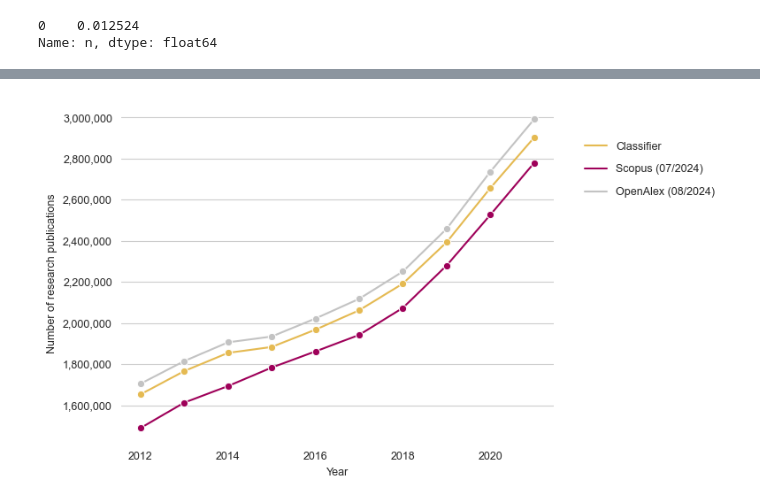
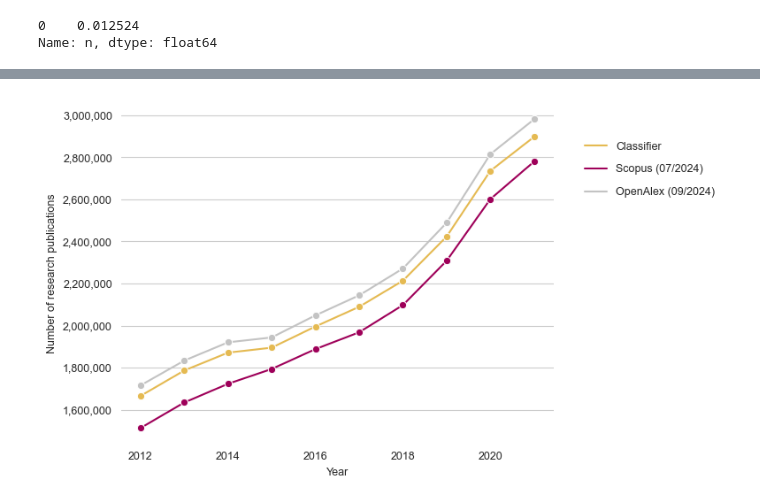
Before and after one commit to naustica/openalex_doctypes, a Jupyter notebook: classifier/review_classifier.ipynb, the cells around one changed output, grey strips where cells are left out. Saved outputs shown, nothing was run; the diff lists cells and outputs as text; code cells hidden in the pictures.

```diff
--- a/classifier/review_classifier.ipynb
+++ b/classifier/review_classifier.ipynb
@@ -562,34 +839,37 @@ scp_cla_n[scp_cla_n['label'] == 'editorial_discourse'].n / scp_cla_n.n.sum()
 Name: n, dtype: float64
 # %%
 oal_n = pd.read_sql("""
-                    SELECT COUNT(DISTINCT(oal.doi)) AS n, scp.pubyear
-                    FROM fiz_openalex_bdb_20240802.items AS oal
+                    SELECT COUNT(DISTINCT(oal.doi)) AS n, oal.publication_year
+                    FROM unignhaupka.oal_dois_september_2024_with_pubyear AS oal
                     JOIN scp_b_202407.items AS scp
                         ON LOWER(oal.doi) = LOWER(scp.doi)
-                    WHERE ('article' = ANY(oal.item_type) OR 'review' = ANY(oal.item_type))
-                        AND oal.source_type = 'journal' AND scp.pubyear BETWEEN 2012 AND 2021
-                    GROUP BY scp.pubyear
+                    WHERE oal.type IN ('article', 'review')
+                        -- AND oal.source_type = 'journal' AND oal.publication_year BETWEEN 2012 AND 2021
+                    GROUP BY oal.publication_year
                     """,
                     con=engine)
 # %%
 scp_n = pd.read_sql("""
-                    SELECT COUNT(DISTINCT(oal.doi)) AS n, scp.pubyear
-                    FROM fiz_openalex_bdb_20240802.items AS oal
+                    SELECT COUNT(DISTINCT(oal.doi)) AS n, oal.publication_year
+                    FROM unignhaupka.oal_dois_september_2024_with_pubyear AS oal
                     JOIN scp_b_202407.items AS scp
                         ON LOWER(oal.doi) = LOWER(scp.doi)
                     WHERE ('Article' = ANY(scp.item_type) OR 'Review' = ANY(scp.item_type))
-                        AND oal.source_type = 'journal' AND scp.pubyear BETWEEN 2012 AND 2021
-                    GROUP BY scp.pubyear
+                        -- AND oal.source_type = 'journal' AND oal.publication_year BETWEEN 2012 AND 2021
+                    GROUP BY oal.publication_year
                     """,
                     con=engine)
 # %%
 dt_n = pd.read_sql("""
-                   SELECT COUNT(DISTINCT(dt.doi)) AS n, scp.pubyear
+                   SELECT COUNT(DISTINCT(dt.doi)) AS n, oal.publication_year
                    FROM unignhaupka.classification_article_reviews_september_2024 AS dt
                    JOIN scp_b_202407.items AS scp
                        ON LOWER(dt.doi) = LOWER(scp.doi)
-                   WHERE scp.pubyear BETWEEN 2012 AND 2021 AND label = 'research_discourse'
-                   GROUP BY scp.pubyear
+                   JOIN unignhaupka.oal_dois_september_2024_with_pubyear AS oal
+                       ON LOWER(dt.doi) = LOWER(oal.doi)
+                   WHERE label = 'research_discourse'
+                   -- AND oal.source_type = 'journal' AND oal.publication_year BETWEEN 2012 AND 2021
+                   GROUP BY oal.publication_year
                    """,
                    con=engine)
 # %%
@@ -656,40 +899,40 @@ fig, ax = plt.subplots(figsize=(6,4.5))
 plt.box(False)
 
 sns.lineplot(data=oal_n,
-             x='pubyear',
+             x='publication_year',
              y='n',
              color='#c3c3c3',
              marker='o',
              ax=ax)
 
 sns.lineplot(data=scp_n,
-             x='pubyear',
+             x='publication_year',
              y='n',
              color='#9e0059',
              marker='o',
              ax=ax)
 
 sns.lineplot(data=dt_n,
-             x='pubyear',
+             x='publication_year',
              y='n',
              color='#E5BA52',
              marker='o',
              ax=ax)
 
 ax.yaxis.set_major_formatter(mtick.StrMethodFormatter('{x:,.0f}'))
 ax.grid(False, which='both', axis='x')
 ax.set(xlabel='Year', ylabel='Number of research publications')
 
 clas_patch = Line2D([0], [0], color='#E5BA52', label='Classifier')
 scp_patch = Line2D([0], [0], color='#9e0059', label='Scopus (07/2024)')
-oal_patch = Line2D([0], [0], color='#c3c3c3', label='OpenAlex (08/2024)')
+oal_patch = Line2D([0], [0], color='#c3c3c3', label='OpenAlex (09/2024)')
 
 lgd = fig.legend(handles=[clas_patch, scp_patch, oal_patch], frameon=False,
                  bbox_to_anchor=(1.3, 0.9), labelspacing=1.1)
 
 plt.tight_layout()
 
 plt.show()
 fig.savefig(f'media/oal_scp_comparison.png', format='png', bbox_inches='tight', dpi=500)
 # %% [output]
-[figure, old version]
+[figure, new version]
```
Also changed, not shown: parts of 28 cells of this notebook, 7 other files.
